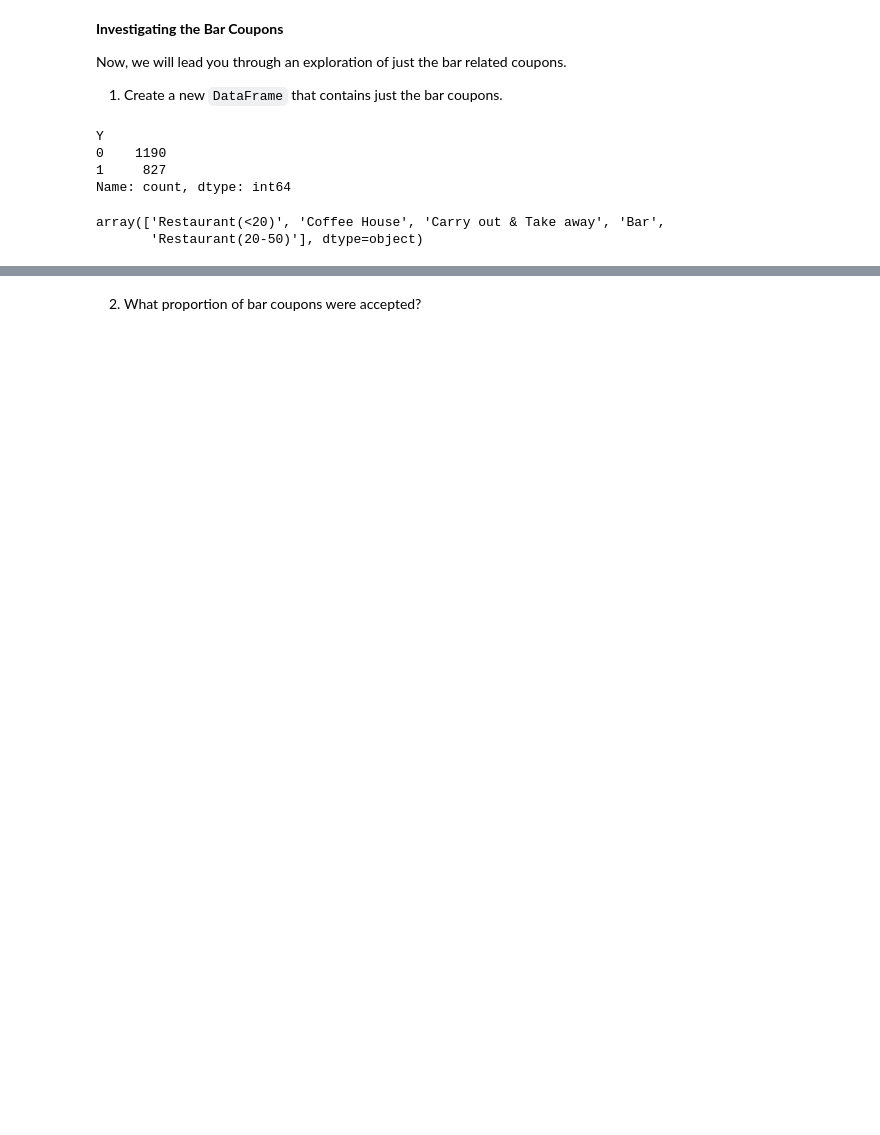
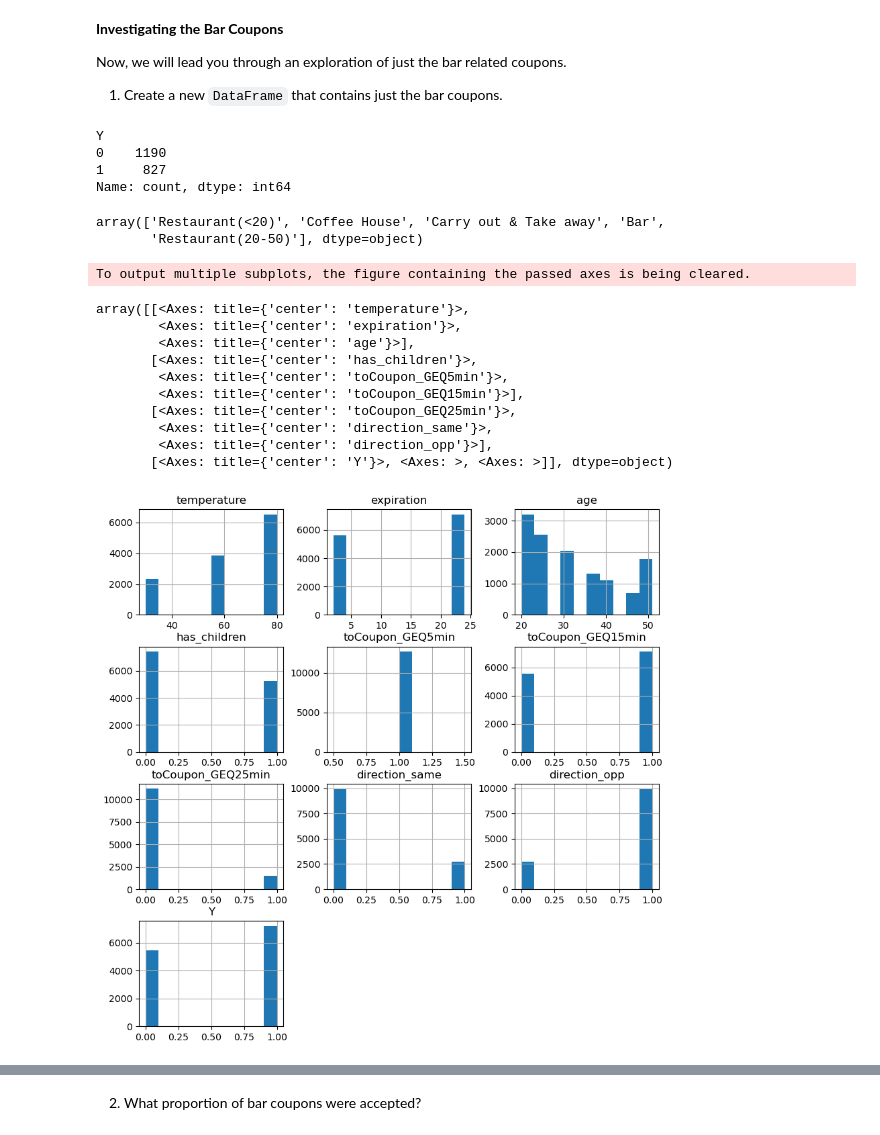
Before and after one commit to asdubey/ucb-pcmlai-pa-5-1-coupon-analysis, a Jupyter notebook: prompt.ipynb, the cells around one changed output, grey strips where cells are left out. Drawn from its saved outputs; the diff is of its cells as text; code cells hidden in the pictures; blank space fills up the shorter version.

```diff
--- a/prompt.ipynb
+++ b/prompt.ipynb
@@ -237,9 +309,26 @@ Y
 0    1190
 1     827
 Name: count, dtype: int64
-# %%
-data[data['Bar']!='never']['coupon'].unique()
-# %% [output]
-array(['Restaurant(<20)', 'Coffee House', 'Carry out & Take away', 'Bar',
-       'Restaurant(20-50)'], dtype=object)
+# %%
+#Check what are the values for Bar other than never
+data[data['Bar']!='never']['coupon'].unique()
+# %% [output]
+array(['Restaurant(<20)', 'Coffee House', 'Carry out & Take away', 'Bar',
+       'Restaurant(20-50)'], dtype=object)
+# %%
+#Histogram sub-plot
+data.hist(ax=(plt.figure(figsize=(10,10))).gca())
+# %% [output]
+To output multiple subplots, the figure containing the passed axes is being cleared.
+array([[<Axes: title={'center': 'temperature'}>,
+        <Axes: title={'center': 'expiration'}>,
+        <Axes: title={'center': 'age'}>],
+       [<Axes: title={'center': 'has_children'}>,
+        <Axes: title={'center': 'toCoupon_GEQ5min'}>,
+        <Axes: title={'center': 'toCoupon_GEQ15min'}>],
+       [<Axes: title={'center': 'toCoupon_GEQ25min'}>,
+        <Axes: title={'center': 'direction_same'}>,
+        <Axes: title={'center': 'direction_opp'}>],
+       [<Axes: title={'center': 'Y'}>, <Axes: >, <Axes: >]], dtype=object)
+[figure, added]
 # %%
```
Also changed, not shown: parts of 59 cells of this notebook, 3 other files.
